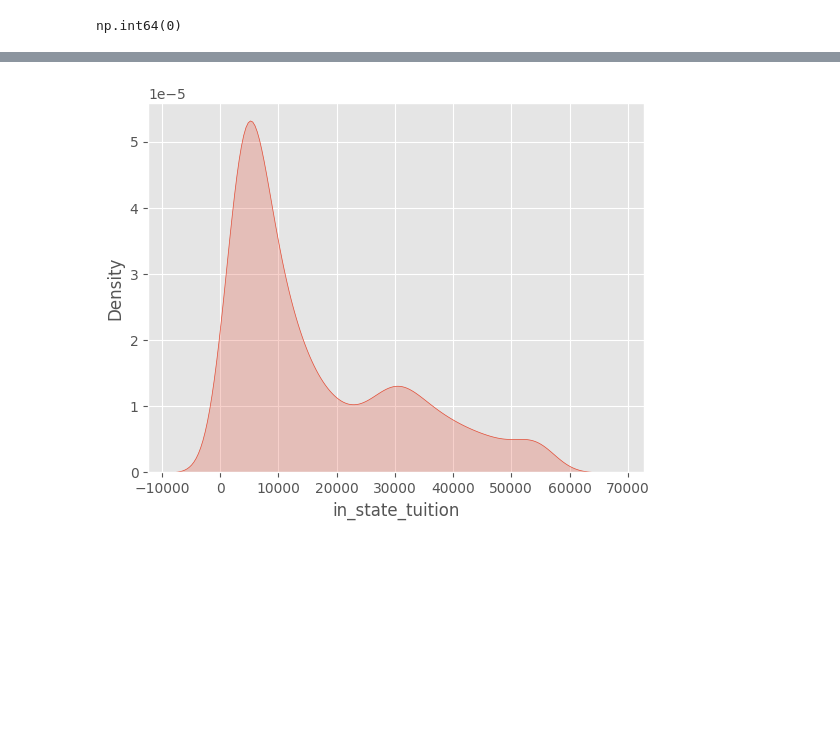
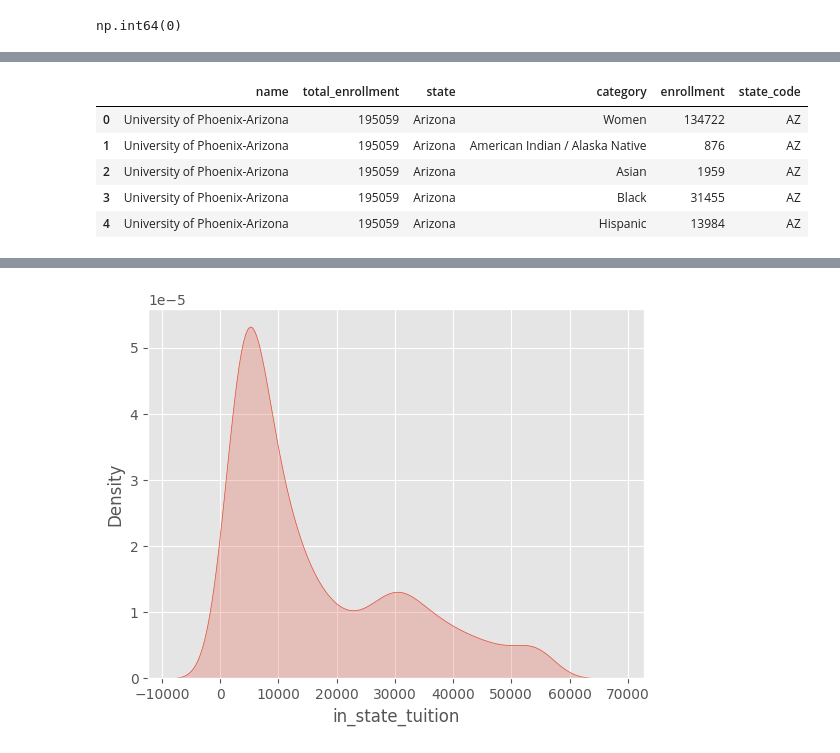
Before and after one commit to edwardweldon100/Python-Data-Analysis-Project, a Jupyter notebook: Python Project- College Tuition & Pay.ipynb, the cells around one changed output, grey strips where cells are left out. Cells and saved outputs as stored; diff of their text form; code cells hidden in the pictures; blank space fills up the shorter version.

```diff
--- a/Python Project- College Tuition & Pay.ipynb
+++ b/Python Project- College Tuition & Pay.ipynb
@@ -223,0 +247,11 @@ np.int64(0)
+# %%
+#Add state_code column to Diversity_school
+Diversity_school['state_code'] = Diversity_school.apply(lambda row: state_code_lookup(row['state']), axis=1)
+Diversity_school.head(5)
+# %% [output]
+|  | name | total_enrollment | state | category | enrollment | state_code |
+| 0 | University of Phoenix-Arizona | 195059 | Arizona | Women | 134722 | AZ |
+| 1 | University of Phoenix-Arizona | 195059 | Arizona | American Indian / Alaska Native | 876 | AZ |
+| 2 | University of Phoenix-Arizona | 195059 | Arizona | Asian | 1959 | AZ |
+| 3 | University of Phoenix-Arizona | 195059 | Arizona | Black | 31455 | AZ |
+| 4 | University of Phoenix-Arizona | 195059 | Arizona | Hispanic | 13984 | AZ |
```
Also changed, not shown: parts of 19 cells of this notebook.
